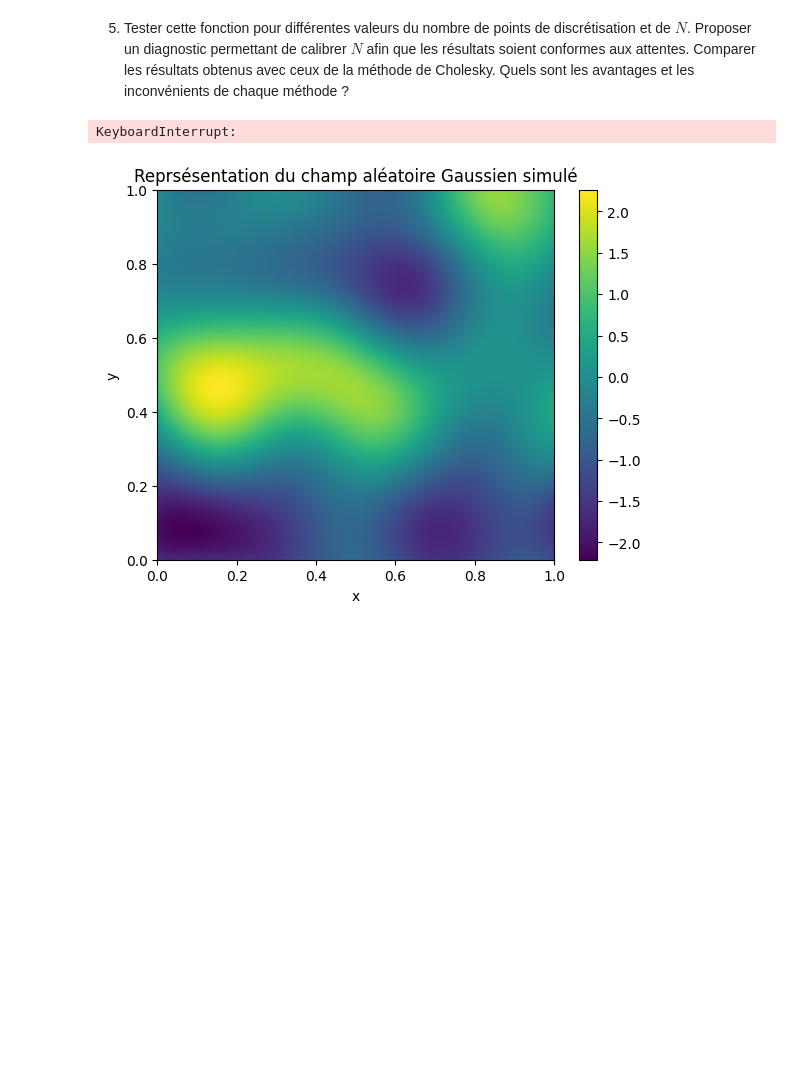
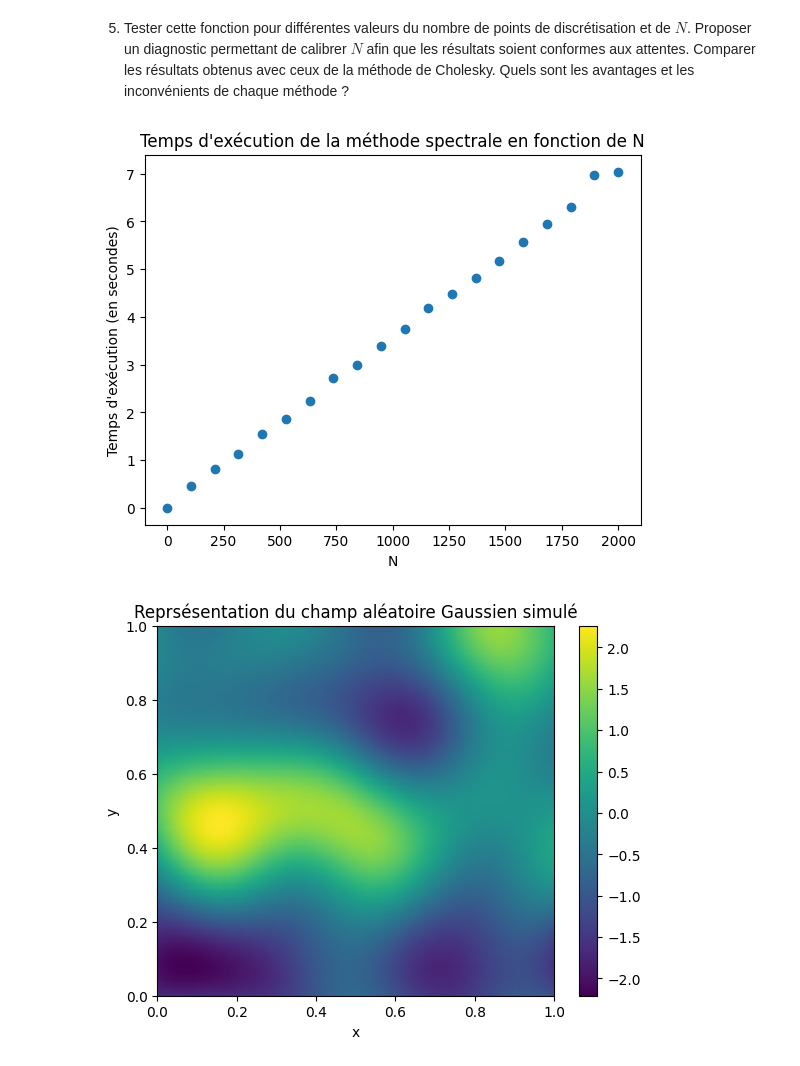
Before and after one commit to noamguillou/Projet-Probabilites, a Jupyter notebook: Projet Probabilités (1).ipynb, the cells around one changed output. Drawn from its saved outputs; the diff is of its cells as text; code cells hidden in the pictures; blank space fills up the shorter version.

```diff
--- a/Projet Probabilités (1).ipynb
+++ b/Projet Probabilités (1).ipynb
@@ -255,19 +255,22 @@ plt.show()
 # %%
 import time
 X=np.linspace(0, 1, n, endpoint=True)
 Y=np.linspace(0, 1, n, endpoint=True)
 liste_coordonees=np.array([[X[i], Y[j]] for i in range(n) for j in range(n)])
-A= np.linspace(0,5000, 500)
+A= np.linspace(0,2000, 20)
 B = []
 for N in A:
     debut = time.time()
     methode_spectrale(liste_coordonees, a, int(N))
     fin = time.time()
     B.append(fin - debut)
-plt.plot(A, B)
+plt.scatter(A, B)
+plt.xlabel("N")
+plt.ylabel("Temps d'exécution (en secondes)")
+plt.title("Temps d'exécution de la méthode spectrale en fonction de N")
 plt.show()
 # %% [output]
-KeyboardInterrupt:
+[figure, added]
 # %%
 sigma2 = 1.0
 a = 0.05
```
Also changed, not shown: parts of 3 cells of this notebook, 3 other files.
